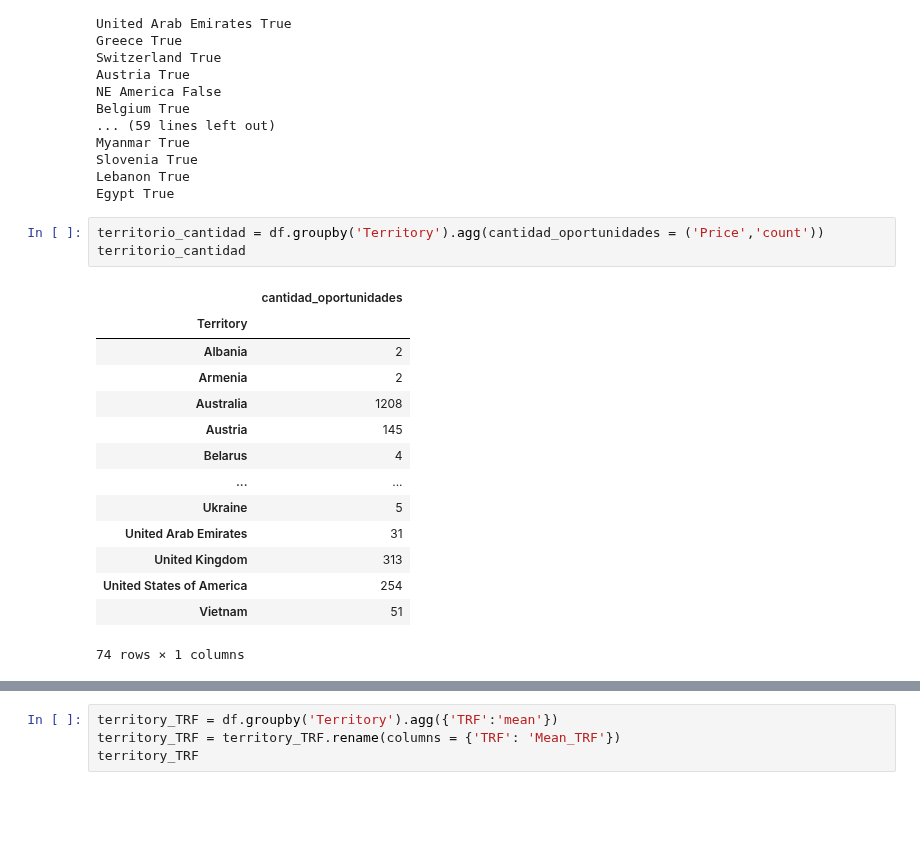
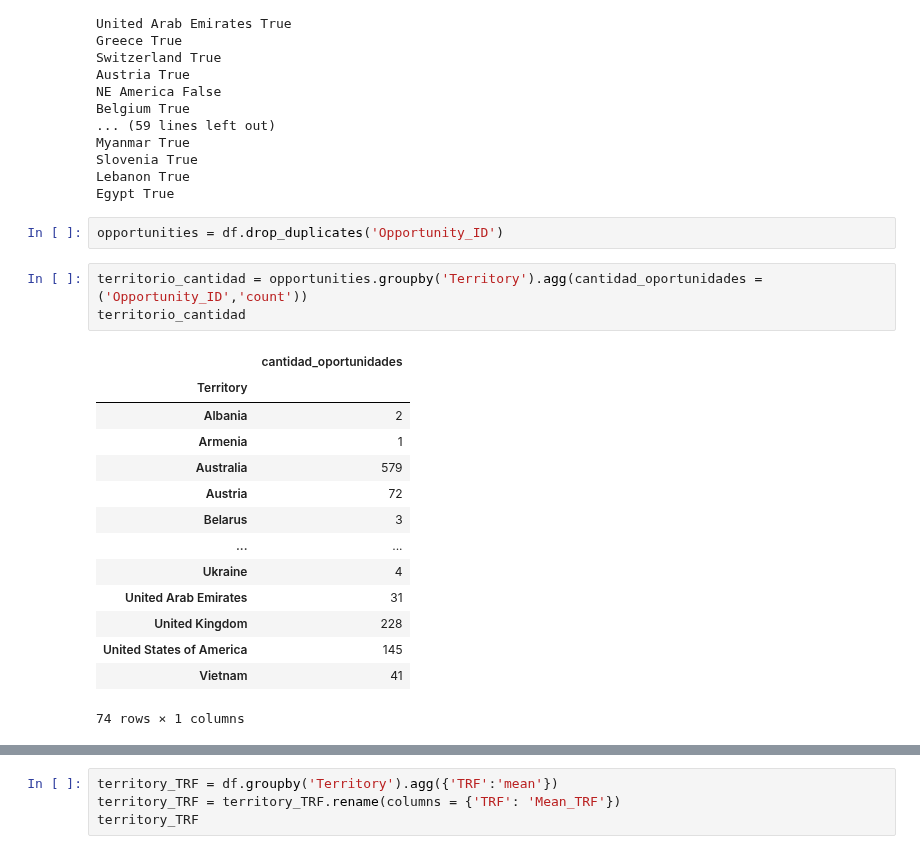
Before and after one commit to germanbc/Organizacion-de-Datos-2c2020-TP1, a Jupyter notebook: TP1-Sofia.ipynb, the cells around one changed output, grey strips where cells are left out. Cells and saved outputs as stored; diff of their text form; blank space fills up the shorter version.

```diff
--- a/TP1-Sofia.ipynb
+++ b/TP1-Sofia.ipynb
@@ -178,23 +178,25 @@ Myanmar True
 Slovenia True
 Lebanon True
 Egypt True
+# %%
+opportunities = df.drop_duplicates('Opportunity_ID')
 # %%
-territorio_cantidad = df.groupby('Territory').agg(cantidad_oportunidades = ('Price','count'))
+territorio_cantidad = opportunities.groupby('Territory').agg(cantidad_oportunidades = ('Opportunity_ID','count'))
 territorio_cantidad
 # %% [output]
 |  | cantidad_oportunidades |
 | Territory |  |
 | Albania | 2 |
-| Armenia | 2 |
-| Australia | 1208 |
-| Austria | 145 |
-| Belarus | 4 |
+| Armenia | 1 |
+| Australia | 579 |
+| Austria | 72 |
+| Belarus | 3 |
 | ... | ... |
-| Ukraine | 5 |
+| Ukraine | 4 |
 | United Arab Emirates | 31 |
-| United Kingdom | 313 |
-| United States of America | 254 |
-| Vietnam | 51 |
+| United Kingdom | 228 |
+| United States of America | 145 |
+| Vietnam | 41 |
 74 rows × 1 columns
 # %%
 joined = world.set_index('name').join(territorio_cantidad)
```
Also changed, not shown: parts of 23 cells of this notebook, 3 other files.
